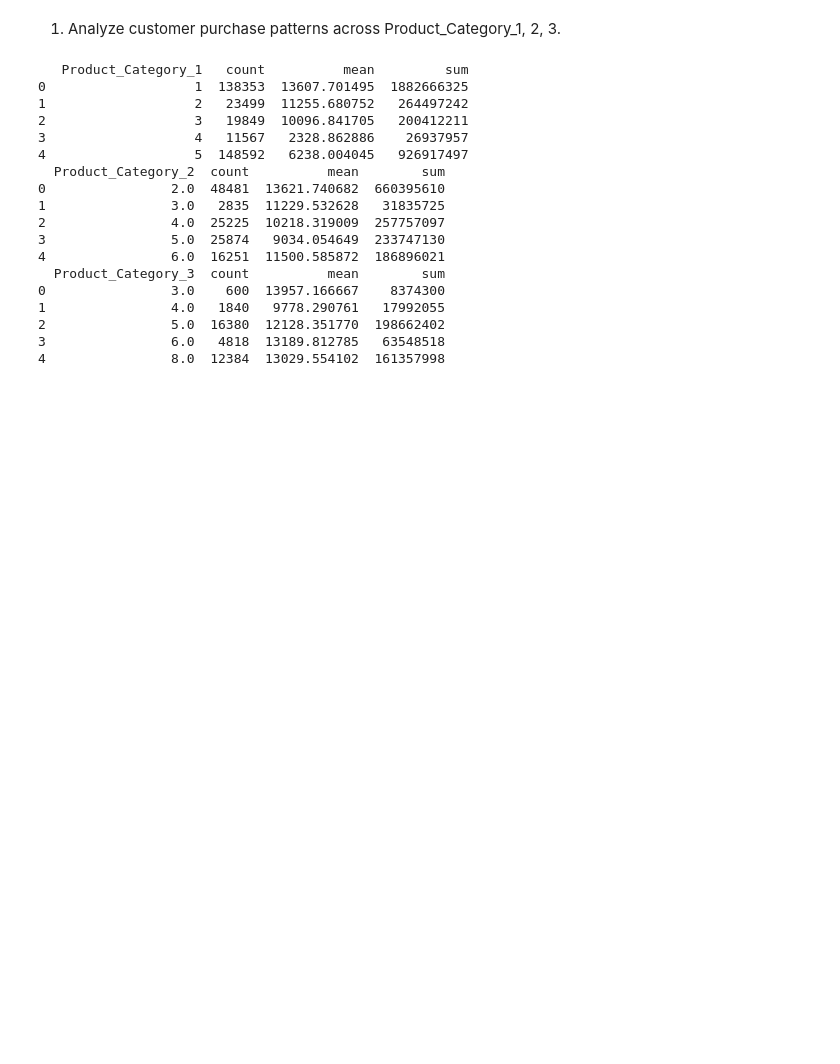
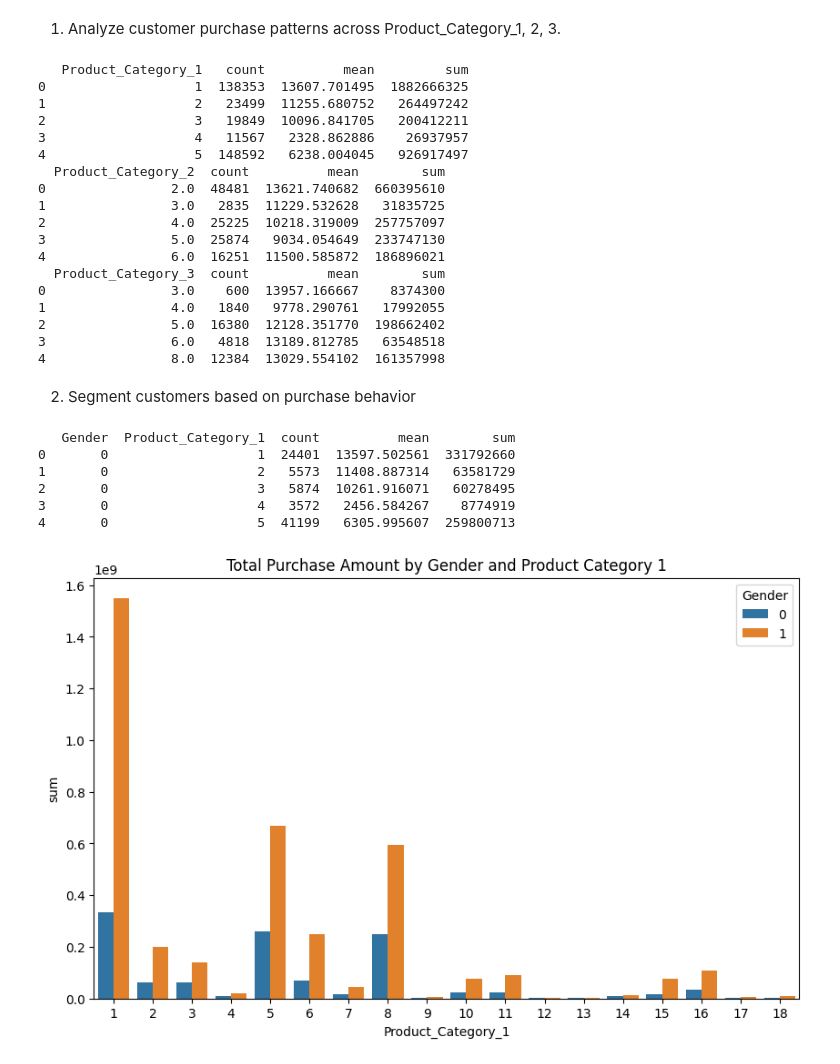
Before and after one commit to Darknight47/Data-Science-Project-02, a Jupyter notebook: recommendation_system.ipynb, the cells around one changed output. Saved outputs shown, nothing was run; the diff lists cells and outputs as text; code cells hidden in the pictures; blank space fills up the shorter version.

```diff
--- a/recommendation_system.ipynb
+++ b/recommendation_system.ipynb
@@ -170,3 +174,28 @@ print(category_3_group.head())
 2                5.0  16380  12128.351770  198662402
 3                6.0   4818  13189.812785   63548518
 4                8.0  12384  13029.554102  161357998
+# %% [markdown]
+2. Segment customers based on purchase behavior
+# %%
+import matplotlib.pyplot as plt
+import seaborn as sns
+
+# Group by Gender and Product_Category_1
+gender_category_group = dataset.groupby(['Gender', 'Product_Category_1'])['Purchase'].agg(['count', 'mean', 'sum']).reset_index()
+
+# View results
+print(gender_category_group.head())
+
+# Visualize the patterns
+plt.figure(figsize=(10,6))
+sns.barplot(x='Product_Category_1', y='sum', hue='Gender', data=gender_category_group)
+plt.title('Total Purchase Amount by Gender and Product Category 1')
+plt.show()
+# %% [output]
+   Gender  Product_Category_1  count          mean        sum
+0       0                   1  24401  13597.502561  331792660
+1       0                   2   5573  11408.887314   63581729
+2       0                   3   5874  10261.916071   60278495
+3       0                   4   3572   2456.584267    8774919
+4       0                   5  41199   6305.995607  259800713
+[figure, added]
```
Also changed, not shown: parts of 5 cells of this notebook.
